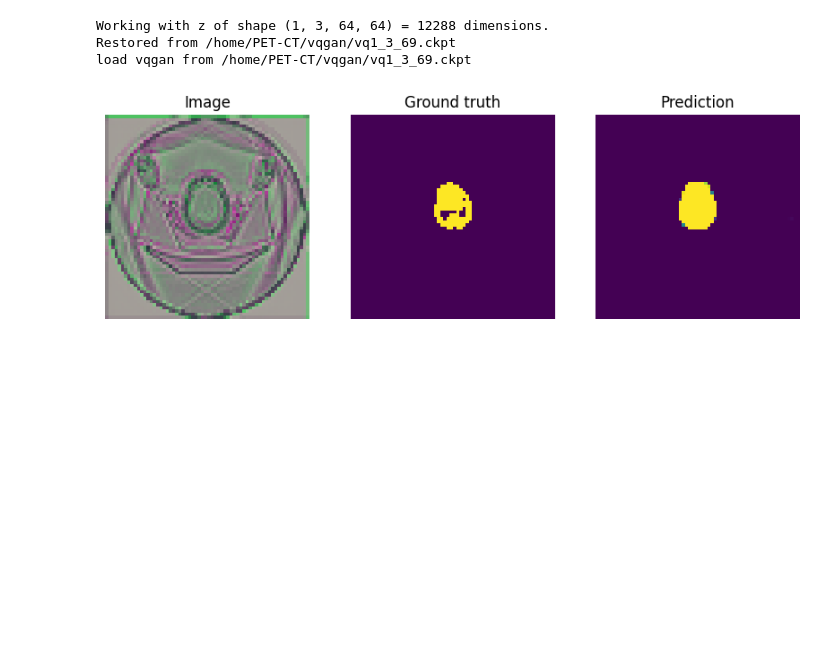
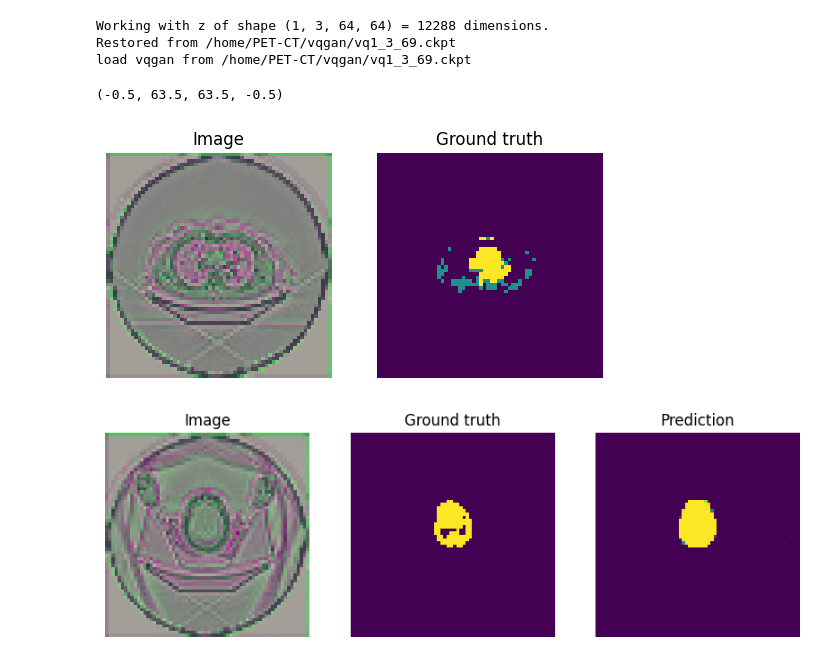
Before and after one commit to tien-th/BBDM_folk, a Jupyter notebook: test_segmentor.ipynb, the cells around one changed output. Saved outputs shown, nothing was run; the diff lists cells and outputs as text; code cells hidden in the pictures; blank space fills up the shorter version.

```diff
--- a/test_segmentor.ipynb
+++ b/test_segmentor.ipynb
@@ -185,6 +185,21 @@ test_dataloader = DataLoader(test_dataset, batch_size=BATCH_SIZE, shuffle=False,
 Working with z of shape (1, 3, 64, 64) = 12288 dimensions.
 Restored from /home/PET-CT/vqgan/vq1_3_69.ckpt
 load vqgan from /home/PET-CT/vqgan/vq1_3_69.ckpt
+# %%
+img, lab, name = train_dataset[2347]
+
+plt.subplot(1, 2, 1)
+plt.imshow(img.numpy().transpose(1, 2, 0))  # convert CHW -> HWC
+plt.title("Image")
+plt.axis("off")
+
+plt.subplot(1, 2, 2)
+plt.imshow(lab.numpy().squeeze()) # just squeeze classes dim, because we have only one class
+plt.title("Ground truth")
+plt.axis("off")
+# %% [output]
+(-0.5, 63.5, 63.5, -0.5)
+[figure, added]
 # %%
 CHECKPOINT_FILE_PATH = CHECKPOINT_PATH + "/UnetPlusPlus/lightning_logs/version_0/checkpoints/epoch=4-step=7500.ckpt"
 model_name = "UnetPlusPlus"
```
Also changed, not shown: 7 other files.
